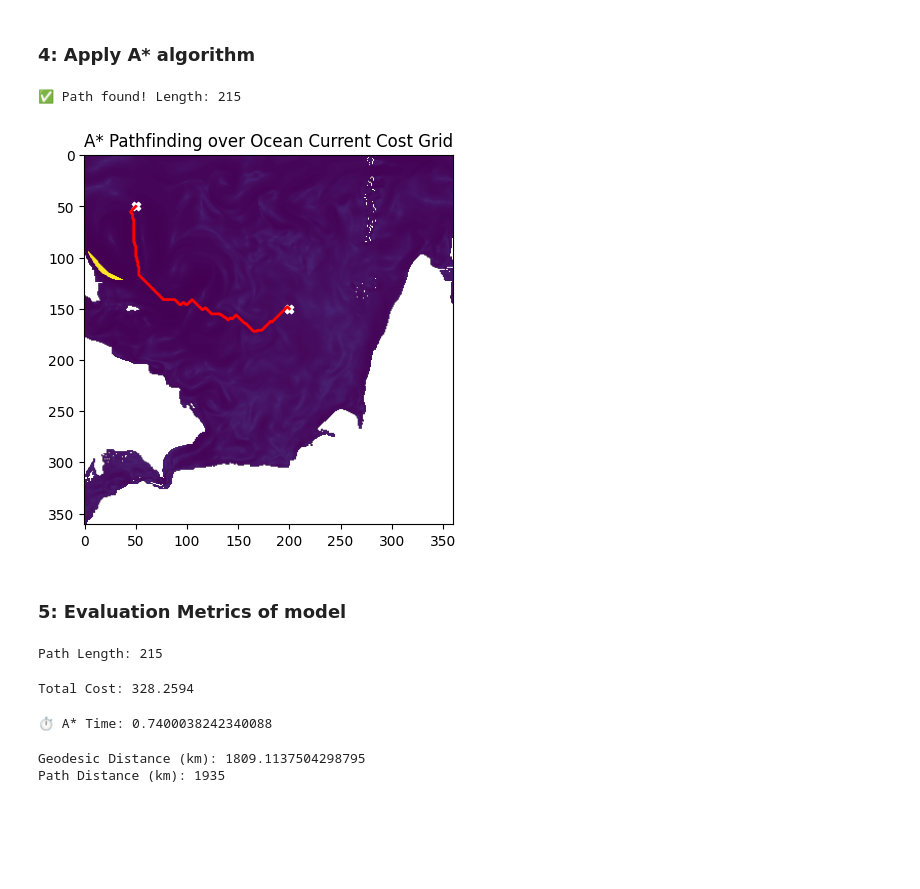
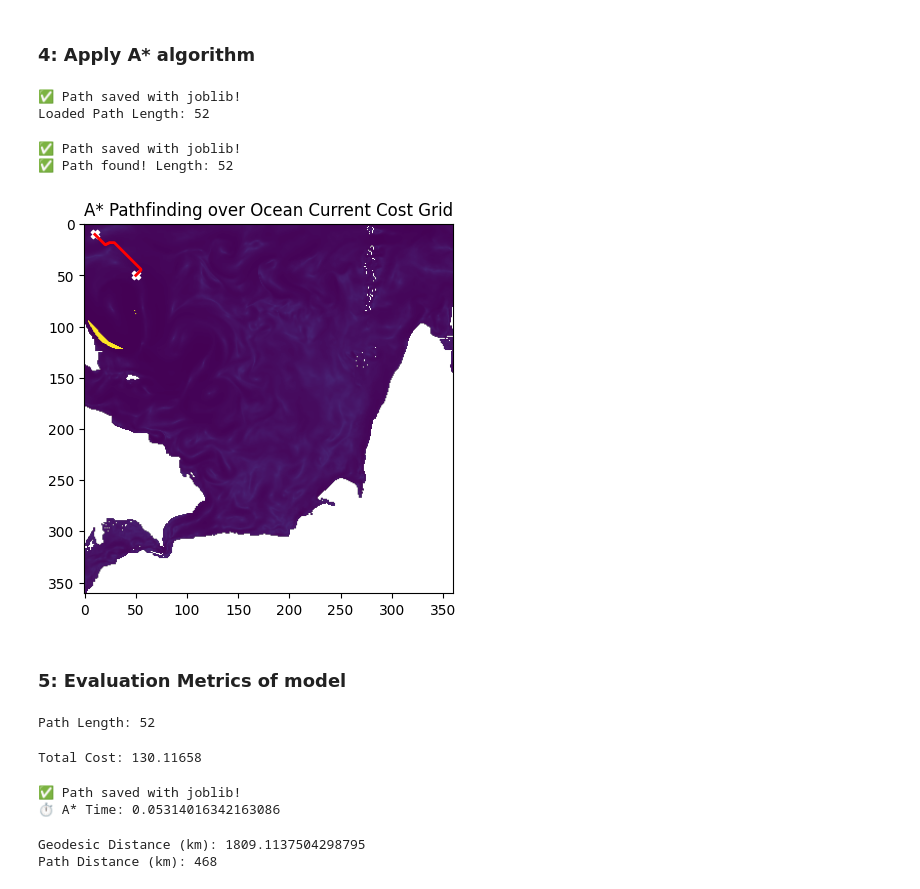
Before and after one commit to Sukriti-419/SIH_agro_project, a Jupyter notebook: NavigationAndRoute.ipynb, the cells around one changed output. Cells and saved outputs as stored; diff of their text form; code cells hidden in the pictures; blank space fills up the shorter version.

```diff
--- a/NavigationAndRoute.ipynb
+++ b/NavigationAndRoute.ipynb
@@ -134,8 +134,8 @@ plt.show()
 ### 3: to find grid cost
 # %%
 import numpy as np
+import joblib
 
-# take the same slice we used for plotting
 u = uo[:, :]
 v = vo[:, :]
 lat = ds_region['latitude'].values
@@ -145,15 +145,20 @@ lon = ds_region['longitude'].values
 speed = np.sqrt(u**2 + v**2)
 
 # Define cost as inverse of speed
-# Add a small constant to avoid division by zero
 cost_grid = 1 / (speed + 0.1)
 
-# penalize very strong currents (hazardous zones)
+# Penalize hazardous zones (very strong currents)
 cost_grid = cost_grid.values
 cost_grid[speed.values > 2.5] = 100
 
 print("Cost Grid Shape:", cost_grid.shape)
 print("Sample Costs:", cost_grid[10:15, 10:15])
+
+joblib.dump(cost_grid, "cost_grid.pkl")
+print("✅ Cost grid saved with joblib!")
+
+loaded_grid = joblib.load("cost_grid.pkl")
+print("Loaded Cost Grid Shape:", loaded_grid.shape)
 # %% [output]
 Cost Grid Shape: (361, 360)
 Sample Costs: [[4.620866  4.861812  5.328125  5.7973185 6.2324867]
@@ -186,6 +193,7 @@ Start grid: (np.int64(96), np.int64(60)) End grid: (np.int64(180), np.int64(240)
 # %%
 import heapq
 import numpy as np
+import joblib
 
 def heuristic(a, b):
     """Euclidean distance heuristic."""
@@ -217,7 +225,12 @@ def astar(cost_grid, start, goal):
                 path.append(current)
                 current = came_from[current]
             path.append(start)
-            return path[::-1]  # reverse path
+            path = path[::-1]  # reverse path
+
+            # ✅ Save result for reuse
+            joblib.dump(path, "astar_path.pkl")
+            print("✅ Path saved with joblib!")
+            return path
 
         visited.add(current)
 
@@ -239,42 +252,59 @@ def astar(cost_grid, start, goal):
                     heapq.heappush(open_set, (f_score[neighbor], neighbor))
 
     return None  # no path found
+
+# Assume cost_grid is already computed and saved
+cost_grid = joblib.load("cost_grid.pkl")
+
+start = (10, 10)
+goal = (50, 50)
+
+# Run A*
+path = astar(cost_grid, start, goal)
+
+# Load later without recomputation
+loaded_path = joblib.load("astar_path.pkl")
+print("Loaded Path Length:", len(loaded_path))
+# %% [output]
+✅ Path saved with joblib!
+Loaded Path Length: 52
 # %%
 # Visualization
-start = (50, 50)
-goal = (150, 200)
+start = (10, 10)
+goal = (50, 50)
 
 path = astar(cost_grid, start, goal)
 
 if path:
     print("✅ Path found! Length:", len(path))
 else:
     print("❌ No path found")
 
 # Plot path on top of grid
 import matplotlib.pyplot as plt
 plt.imshow(cost_grid, cmap="viridis")
 path_x, path_y = zip(*path)
 plt.plot(path_y, path_x, color="red", linewidth=2)  # note (row,col) → (y,x)
 plt.scatter([start[1], goal[1]], [start[0], goal[0]], color="white", marker="X")
 plt.title("A* Pathfinding over Ocean Current Cost Grid")
 plt.show()
 # %% [output]
-✅ Path found! Length: 215
+✅ Path saved with joblib!
+✅ Path found! Length: 52
-[figure, old version]
+[figure, new version]
 # %% [markdown]
 ### 5: Evaluation Metrics of model
 # %%
 path_length = len(path)
 print("Path Length:", path_length)
 # %% [output]
-Path Length: 215
+Path Length: 52
 # %%
 # total_cost = energy/time proxy
 total_cost = sum(cost_grid[x, y] for x, y in path)
 print("Total Cost:", total_cost)
 # %% [output]
-Total Cost: 328.2594
+Total Cost: 130.11658
 # %%
 # execution time
 import time
@@ -283,7 +313,8 @@ start_time = time.time()
 path_astar = astar(cost_grid, start, goal)
 print("⏱ A* Time:", time.time() - start_time)
 # %% [output]
-⏱ A* Time: 0.7400038242340088
+✅ Path saved with joblib!
+⏱ A* Time: 0.05314016342163086
 # %%
 # deviation from geodesic
 from math import radians, cos, sin, asin, sqrt
@@ -305,7 +336,7 @@ print("Geodesic Distance (km):", geo_dist)
 print("Path Distance (km):", path_dist)
 # %% [output]
 Geodesic Distance (km): 1809.1137504298795
-Path Distance (km): 1935
+Path Distance (km): 468
 # %%
 %pip install cartopy
 # %% [output]
```
Also changed, not shown: parts of 3 cells of this notebook.
